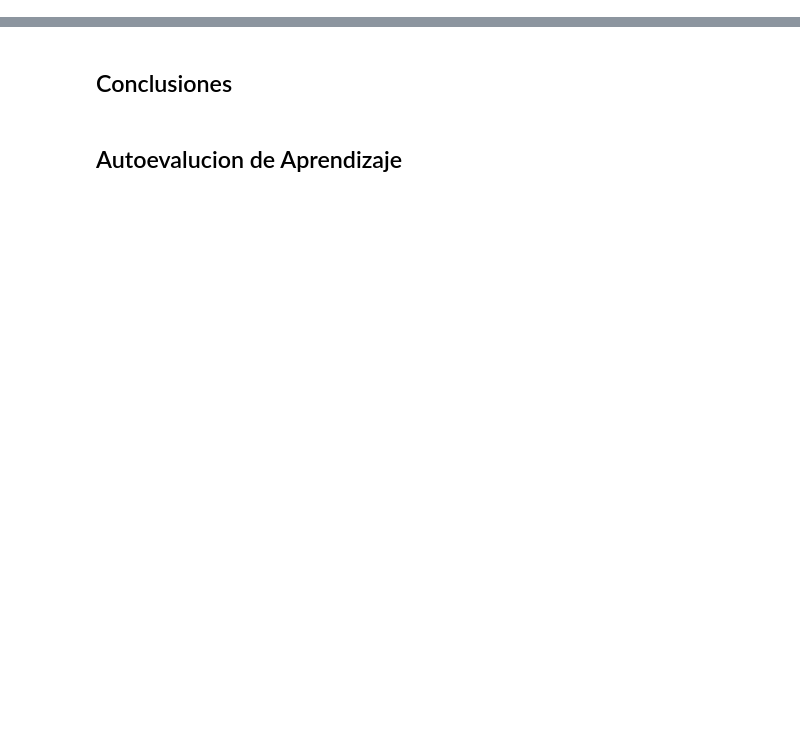
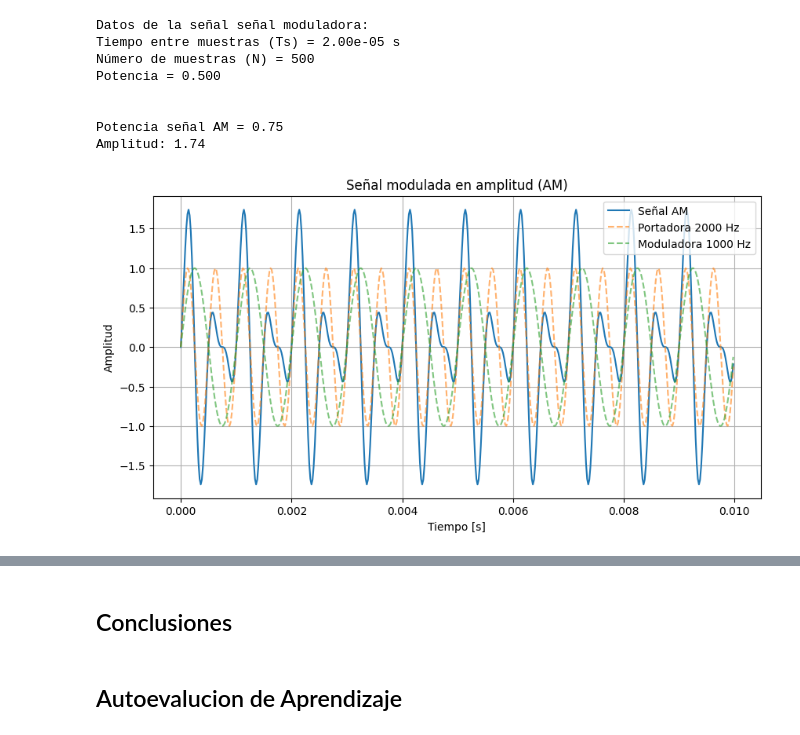
Before and after one commit to ArturoHuber1/APS, a Jupyter notebook: TS1/TS1.ipynb, the cells around one changed output, grey strips where cells are left out. Drawn from its saved outputs; the diff is of its cells as text; code cells hidden in the pictures; blank space fills up the shorter version.

```diff
--- a/TS1/TS1.ipynb
+++ b/TS1/TS1.ipynb
@@ -113,7 +114,7 @@ import numpy as np
 import matplotlib.pyplot as plt
 from scipy import signal
 
-def generar_seno(amplitud, frecuencia, fase, fs, duracion):
+def generar_seno(amplitud, frecuencia, fase, fs, duracion, nombre):
     """
     Devuele los vectores t, y
     """
@@ -122,9 +123,11 @@ def generar_seno(amplitud, frecuencia, fase, fs, duracion):
     t = np.arange(N) * Ts                               # Vector tiempo
     y = amplitud * np.sin(2*np.pi*frecuencia*t + fase)  # Vector seno
 
-    print(f"Tiempo entre muestras Ts = {Ts:.2e} s")
-    print(f"Número de muestras N = {N}")
+    print (f"Datos de la señal {nombre}:")
+    print(f"Tiempo entre muestras (Ts) = {Ts:.2e} s")
+    print(f"Número de muestras (N) = {N}")
     print(f"Potencia = {np.mean(y**2):.3f}")
+    print("\n")
     return t, y
 # %%
 ######################## Punto 1 y 2 ###################
@@ -137,12 +140,12 @@ fs = 50000
 duracion = 0.01
 
 t1, Original = generar_seno(amplitud = AmplitudOriginal, frecuencia = FrecuenciaOriginal,
-                      fase=0, fs=fs, duracion=duracion)
+                      fase=0, fs=fs, duracion=duracion, nombre = "Original")
 
 # Señal amplificada y desfazada
 
 t2, y2 = generar_seno(amplitud = AmplitudOriginal * 2, frecuencia = FrecuenciaOriginal,
-                      fase = np.pi/2, fs=fs, duracion=duracion)
+                      fase = np.pi/2, fs=fs, duracion=duracion, nombre = "amplificada y desfazada")
 
 # Graficar ambas en la misma figura
 plt.figure(figsize=(10,5))
@@ -166,0 +176,34 @@ Se grafica en el mismo grafico, para poder apreciar la diferencia en la fase y e
+# %%
+######################## Punto 3 ######################
+
+# Señal moduladora
+t, moduladora = generar_seno(amplitud = AmplitudOriginal, frecuencia = FrecuenciaOriginal/2,
+                             fase=0, fs=fs, duracion=duracion, nombre = "señal moduladora")
+
+# Señal AM: (1 + moduladora) * portadora
+s_am = (1 + moduladora) * Original
+
+print(f"Potencia señal AM = {np.mean(s_am**2):.2f}")
+print(f"Amplitud: {np.max(np.abs(s_am)):.2f}")
+
+# Graficar
+plt.figure(figsize=(10,5))
+plt.plot(t, s_am, label="Señal AM")
+plt.plot(t, Original, "--", alpha = 0.6,label=f"Portadora {FrecuenciaOriginal} Hz")
+plt.plot(t, moduladora, "--",alpha = 0.6, label=f"Moduladora {FrecuenciaOriginal/2:.0f} Hz")
+plt.title("Señal modulada en amplitud (AM)")
+plt.xlabel("Tiempo [s]")
+plt.ylabel("Amplitud")
+plt.legend()
+plt.grid(True)
+plt.show()
+# %% [output]
+Datos de la señal señal moduladora:
+Tiempo entre muestras (Ts) = 2.00e-05 s
+Número de muestras (N) = 500
+Potencia = 0.500
+
+
+Potencia señal AM = 0.75
+Amplitud: 1.74
+[figure, added]
```
Also changed, not shown: parts of 19 cells of this notebook, 1 other file.
